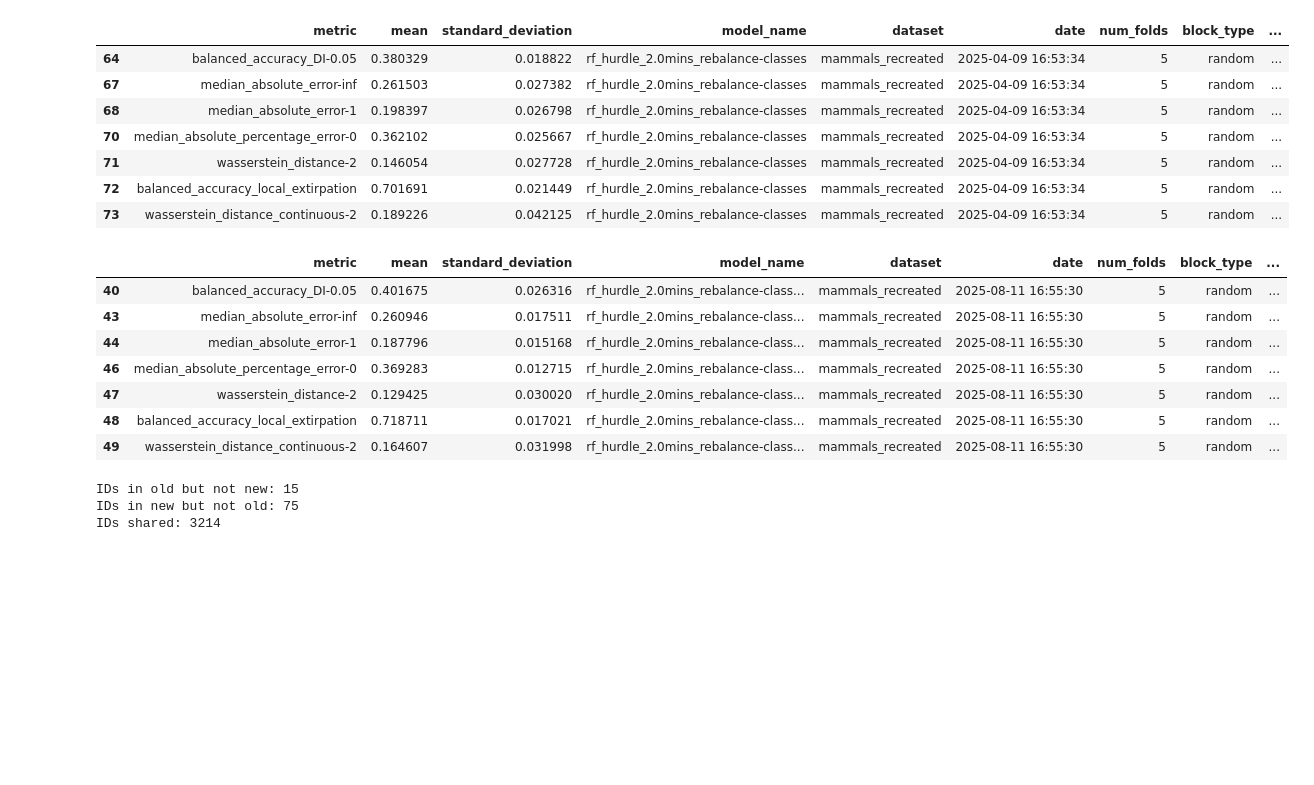
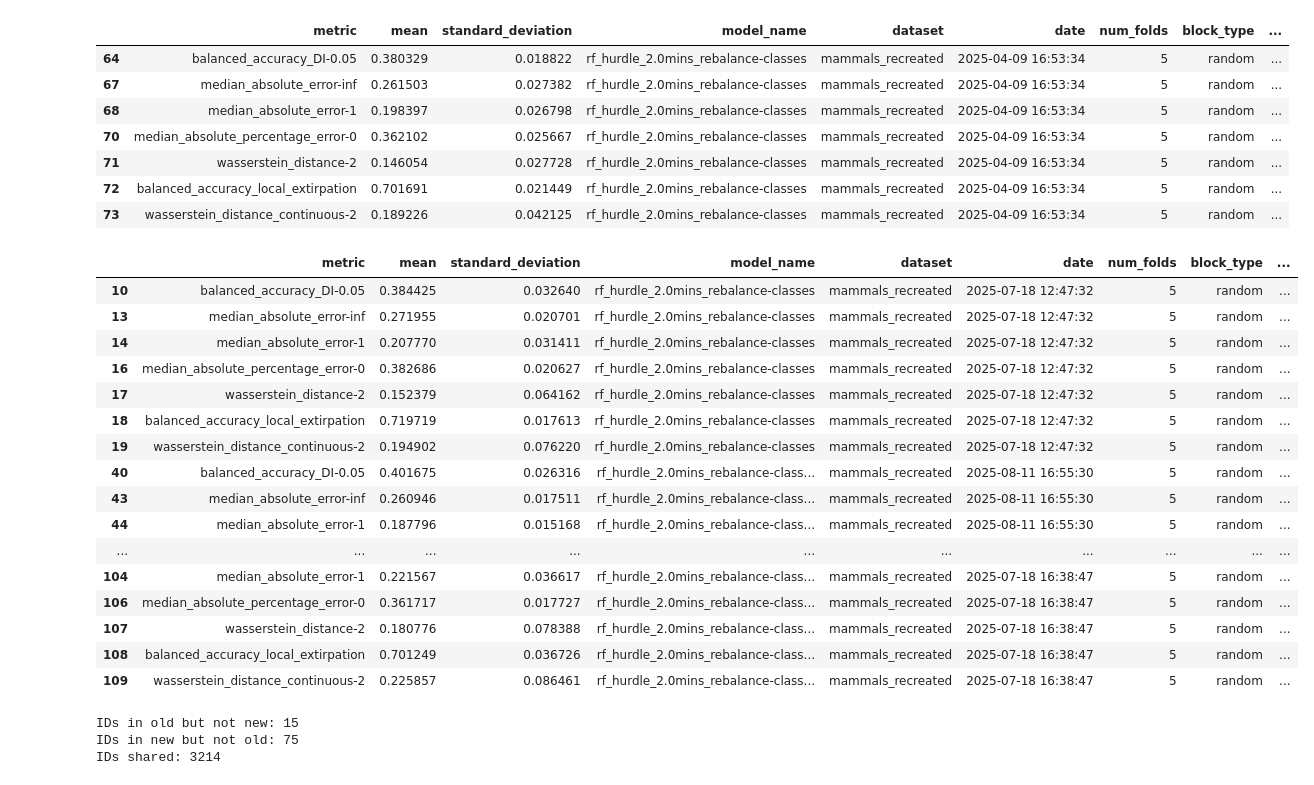
Before and after one commit to emiliolr/life-hunting, a Jupyter notebook: notebooks/scratch.ipynb, the cells around one changed output. Drawn from its saved outputs; the diff is of its cells as text; code cells hidden in the pictures; blank space fills up the shorter version.

Commit message:
A lot of fiddling to make sure the correct vars make it through to each type of RF model

```diff
--- a/notebooks/scratch.ipynb
+++ b/notebooks/scratch.ipynb
@@ -18,16 +18,25 @@ old_results[(old_results['block_type'] == block) & (old_results['model_name'].st
 | 72 | balanced_accuracy_local_extirpation | 0.701691 | 0.021449 | rf_hurdle_2.0mins_rebalance-classes | mammals_recreated | 2025-04-09 16:53:34 | 5 | random | ... |
 | 73 | wasserstein_distance_continuous-2 | 0.189226 | 0.042125 | rf_hurdle_2.0mins_rebalance-classes | mammals_recreated | 2025-04-09 16:53:34 | 5 | random | ... |
 # %%
-new_results[(new_results['block_type'] == block) & (new_results['model_name'].str.contains('PCA')) & (~new_results['metric'].str.contains('mean'))]
+new_results[(new_results['block_type'] == block) & (new_results['model_name'].str.contains('')) & (~new_results['metric'].str.contains('mean'))]
 # %% [output]
 |  | metric | mean | standard_deviation | model_name | dataset | date | num_folds | block_type | ... |
+| 10 | balanced_accuracy_DI-0.05 | 0.384425 | 0.032640 | rf_hurdle_2.0mins_rebalance-classes | mammals_recreated | 2025-07-18 12:47:32 | 5 | random | ... |
+| 13 | median_absolute_error-inf | 0.271955 | 0.020701 | rf_hurdle_2.0mins_rebalance-classes | mammals_recreated | 2025-07-18 12:47:32 | 5 | random | ... |
+| 14 | median_absolute_error-1 | 0.207770 | 0.031411 | rf_hurdle_2.0mins_rebalance-classes | mammals_recreated | 2025-07-18 12:47:32 | 5 | random | ... |
+| 16 | median_absolute_percentage_error-0 | 0.382686 | 0.020627 | rf_hurdle_2.0mins_rebalance-classes | mammals_recreated | 2025-07-18 12:47:32 | 5 | random | ... |
+| 17 | wasserstein_distance-2 | 0.152379 | 0.064162 | rf_hurdle_2.0mins_rebalance-classes | mammals_recreated | 2025-07-18 12:47:32 | 5 | random | ... |
+| 18 | balanced_accuracy_local_extirpation | 0.719719 | 0.017613 | rf_hurdle_2.0mins_rebalance-classes | mammals_recreated | 2025-07-18 12:47:32 | 5 | random | ... |
+| 19 | wasserstein_distance_continuous-2 | 0.194902 | 0.076220 | rf_hurdle_2.0mins_rebalance-classes | mammals_recreated | 2025-07-18 12:47:32 | 5 | random | ... |
 | 40 | balanced_accuracy_DI-0.05 | 0.401675 | 0.026316 | rf_hurdle_2.0mins_rebalance-class... | mammals_recreated | 2025-08-11 16:55:30 | 5 | random | ... |
 | 43 | median_absolute_error-inf | 0.260946 | 0.017511 | rf_hurdle_2.0mins_rebalance-class... | mammals_recreated | 2025-08-11 16:55:30 | 5 | random | ... |
 | 44 | median_absolute_error-1 | 0.187796 | 0.015168 | rf_hurdle_2.0mins_rebalance-class... | mammals_recreated | 2025-08-11 16:55:30 | 5 | random | ... |
-| 46 | median_absolute_percentage_error-0 | 0.369283 | 0.012715 | rf_hurdle_2.0mins_rebalance-class... | mammals_recreated | 2025-08-11 16:55:30 | 5 | random | ... |
-| 47 | wasserstein_distance-2 | 0.129425 | 0.030020 | rf_hurdle_2.0mins_rebalance-class... | mammals_recreated | 2025-08-11 16:55:30 | 5 | random | ... |
-| 48 | balanced_accuracy_local_extirpation | 0.718711 | 0.017021 | rf_hurdle_2.0mins_rebalance-class... | mammals_recreated | 2025-08-11 16:55:30 | 5 | random | ... |
-| 49 | wasserstein_distance_continuous-2 | 0.164607 | 0.031998 | rf_hurdle_2.0mins_rebalance-class... | mammals_recreated | 2025-08-11 16:55:30 | 5 | random | ... |
+| ... | ... | ... | ... | ... | ... | ... | ... | ... | ... |
+| 104 | median_absolute_error-1 | 0.221567 | 0.036617 | rf_hurdle_2.0mins_rebalance-class... | mammals_recreated | 2025-07-18 16:38:47 | 5 | random | ... |
+| 106 | median_absolute_percentage_error-0 | 0.361717 | 0.017727 | rf_hurdle_2.0mins_rebalance-class... | mammals_recreated | 2025-07-18 16:38:47 | 5 | random | ... |
+| 107 | wasserstein_distance-2 | 0.180776 | 0.078388 | rf_hurdle_2.0mins_rebalance-class... | mammals_recreated | 2025-07-18 16:38:47 | 5 | random | ... |
+| 108 | balanced_accuracy_local_extirpation | 0.701249 | 0.036726 | rf_hurdle_2.0mins_rebalance-class... | mammals_recreated | 2025-07-18 16:38:47 | 5 | random | ... |
+| 109 | wasserstein_distance_continuous-2 | 0.225857 | 0.086461 | rf_hurdle_2.0mins_rebalance-class... | mammals_recreated | 2025-07-18 16:38:47 | 5 | random | ... |
 # %%
 old_tropical_mammals = pd.read_csv('/Users/emiliolr/Google Drive/My Drive/LIFE/datasets/derived_datasets/tropical_species/tropical_mammals_taxonomic_info_w_body_mass.csv')
 new_tropical_mammals = pd.read_csv('/Users/emiliolr/Desktop/phd-exploratory-work/results/tropical_species/tropical_mammals_taxonomic_info_w_body_mass.csv')
```
Also changed, not shown: parts of 6 cells of this notebook, 10 other files.
